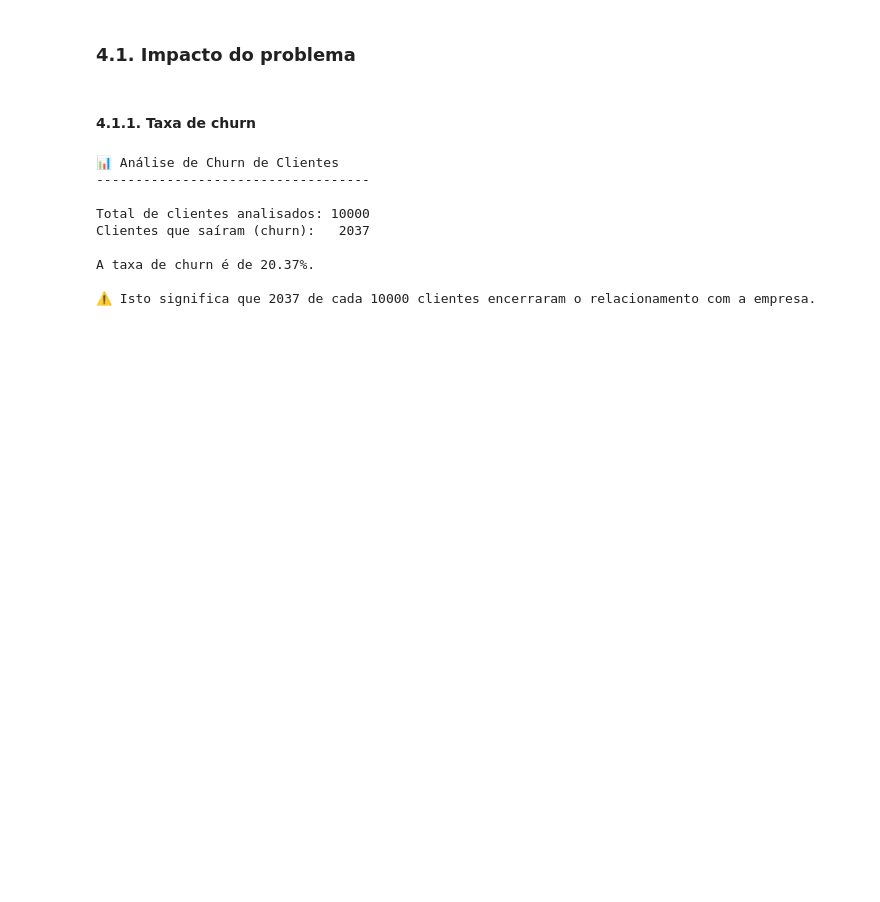
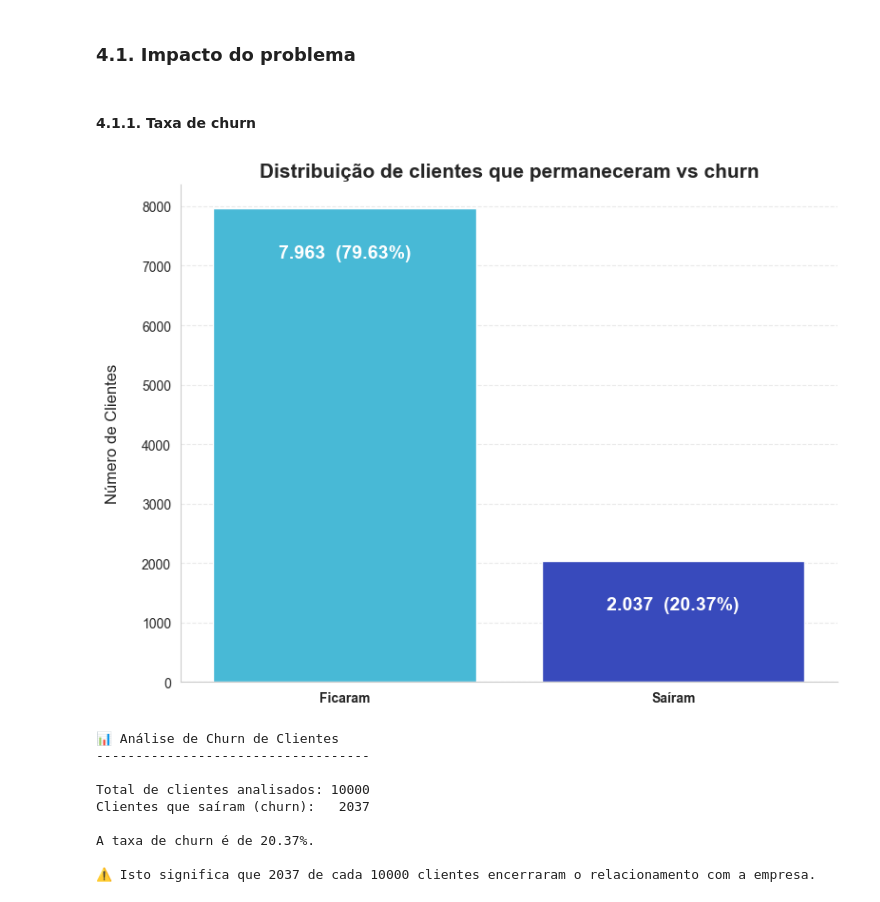
Before and after one commit to emso-exe/Churn_clientes_de_banco, a Jupyter notebook: notebooks/001_analise_exploratoria.ipynb, the cells around one changed output. Cells and saved outputs as stored; diff of their text form; code cells hidden in the pictures; blank space fills up the shorter version.

Commit message:
feat: Adicionado gráficos aos tópicos 4.1.1, 4.1.2 e 4.1.3.

```diff
--- a/notebooks/001_analise_exploratoria.ipynb
+++ b/notebooks/001_analise_exploratoria.ipynb
@@ -442,6 +442,58 @@ Por esse motivo, a presença de diferentes padrões de distribuição sugere que
 ### 4.1. Impacto do problema
 # %% [markdown]
 #### 4.1.1. Taxa de churn
+# %%
+# Contagem de clientes
+churn_counts = df['Exited'].value_counts().sort_index()
+
+labels = ['Ficaram', 'Saíram']
+values = churn_counts.values
+
+# Criando figura
+plt.figure(figsize=(8,6))
+
+# Paleta
+colors = ['#31c7ed','#223ad2']
+
+ax = sns.barplot(x=labels, y=values, palette=colors)
+
+# Título
+plt.title('Distribuição de clientes que permaneceram vs churn',
+          fontsize=15, fontweight='bold')
+plt.xlabel('')
+plt.ylabel('Número de Clientes\n', fontsize=12)
+
+# Inserindo valores e porcentagem nas barras
+total = sum(values)
+for p in ax.patches:
+    height = p.get_height()
+    percentual = height / total * 100
+    ax.annotate(
+        f'{int(height):,}  ({percentual:.2f}%)'.replace(',', '.'),
+        (p.get_x() + p.get_width()/2, height),
+        ha='center', va='bottom',
+        xytext=(0, -40),  # Distância do texto para a barra
+        textcoords='offset points',
+        fontsize=14,
+        fontweight='bold',
+        color='#fff',
+    )
+
+# Exibe rótulos sem notação científica
+ax.ticklabel_format(style='plain', axis='y')
+
+# Ajustando o eixo x aplicando negrito
+ax.set_xticklabels(ax.get_xticklabels(), fontweight='bold')
+
+# Removendo bordas extras
+sns.despine()
+plt.grid(axis='y', linestyle='--', alpha=0.4)
+
+# Exibindo o gráfico
+plt.tight_layout()
+plt.show()
+# %% [output]
+[figure, added]
 # %%
 # Cálculo da taxa de churn
 total_clientes = len(df)
```
Also changed, not shown: parts of 6 cells of this notebook.
